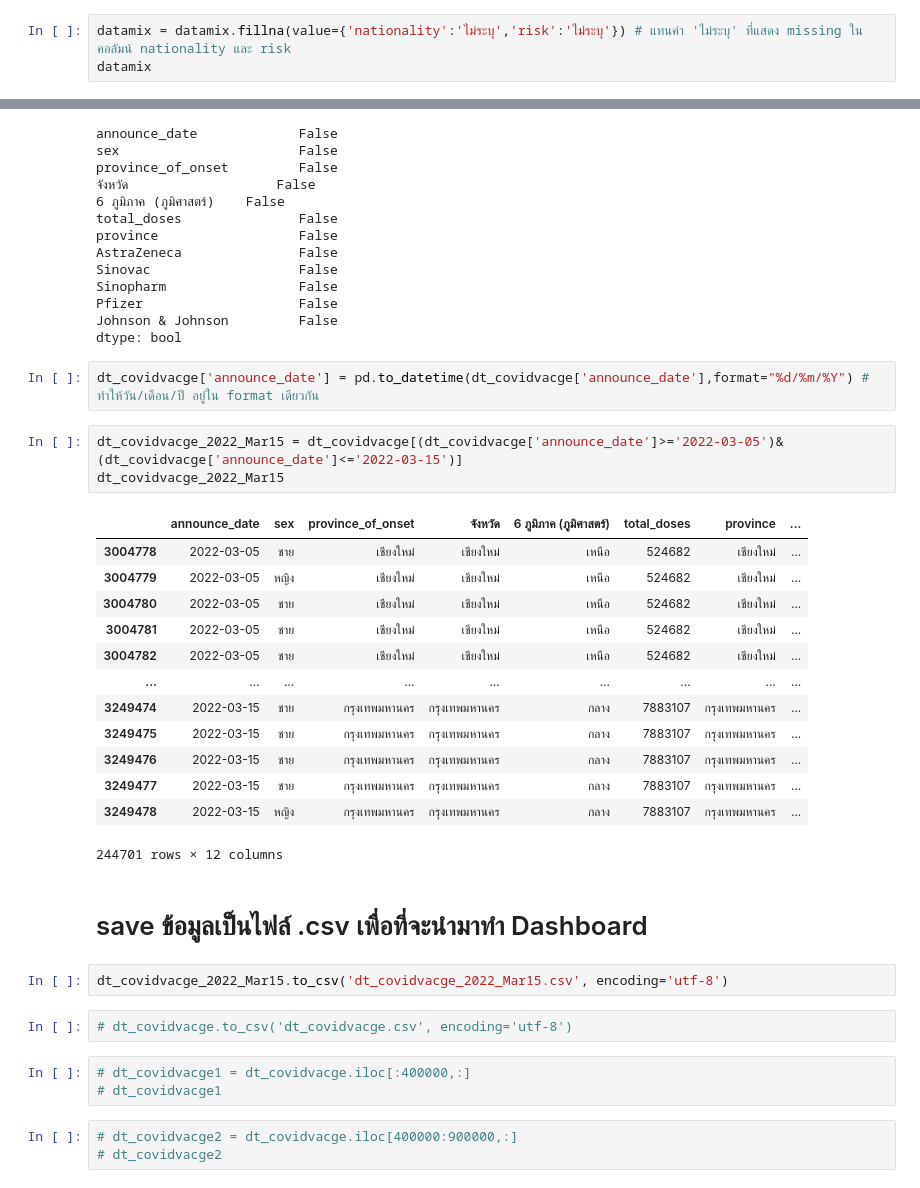
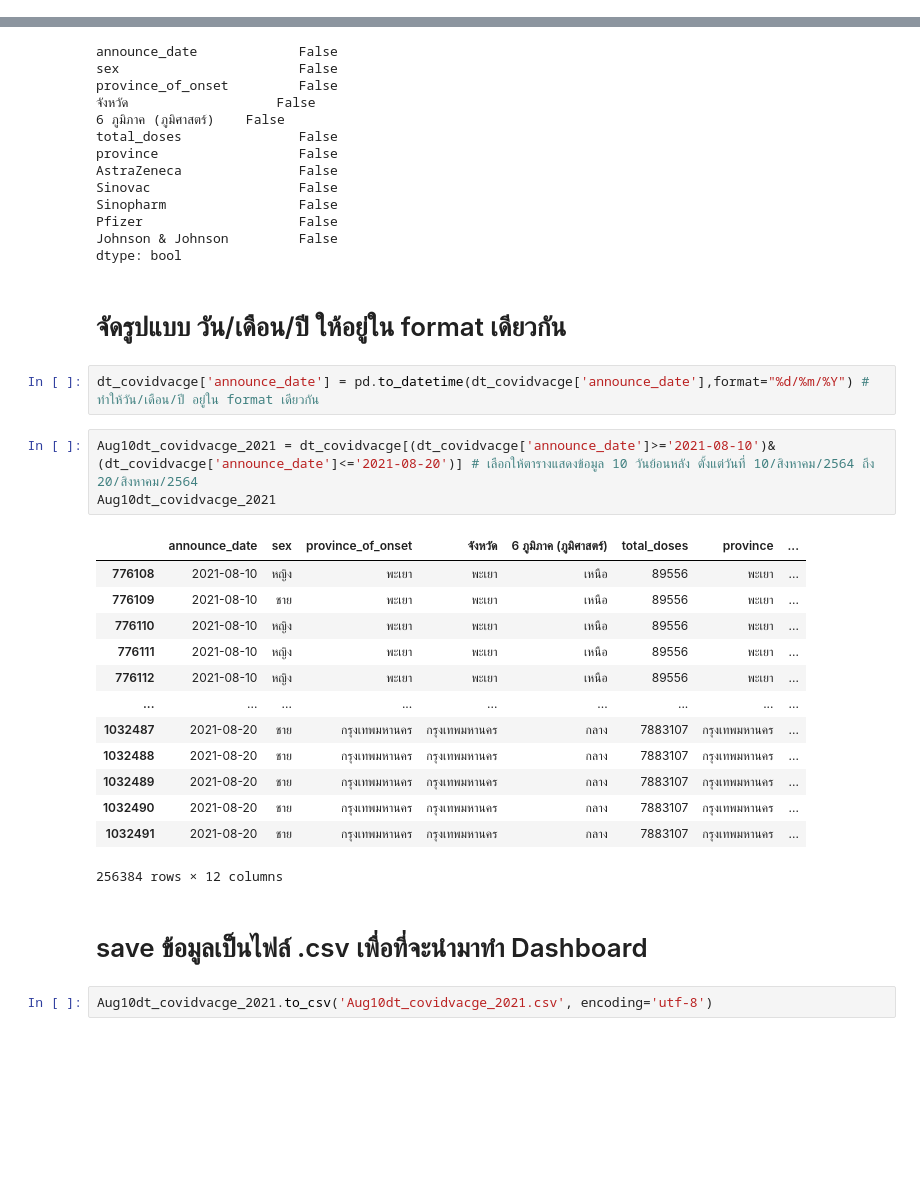
Before and after one commit to Chanunchida-May/data_viz_2022, a Jupyter notebook: ProjectDashBoard.ipynb, the cells around one changed output, grey strips where cells are left out. Drawn from its saved outputs; the diff is of its cells as text; blank space fills up the shorter version.

```diff
--- a/ProjectDashBoard.ipynb
+++ b/ProjectDashBoard.ipynb
@@ -713,3 +710,0 @@ len(set(datamix['province_of_onset']))    # ดูว่าข้อมูลใ
-# %%
-datamix = datamix.fillna(value={'nationality':'ไม่ระบุ','risk':'ไม่ระบุ'}) # แทนค่า 'ไม่ระบุ' ที่แสดง missing ในคอลัมน์ nationality และ risk
-datamix
@@ -939,34 +907,28 @@ Sinopharm                 False
 Pfizer                    False
 Johnson & Johnson         False
 dtype: bool
+# %% [markdown]
+# จัดรูปแบบ วัน/เดือน/ปี ให้อยู่ใน format เดียวกัน
 # %%
 dt_covidvacge['announce_date'] = pd.to_datetime(dt_covidvacge['announce_date'],format="%d/%m/%Y") # ทำให้วัน/เดือน/ปี อยู่ใน format เดียวกัน
-# %%
-dt_covidvacge_2022_Mar15 = dt_covidvacge[(dt_covidvacge['announce_date']>='2022-03-05')&(dt_covidvacge['announce_date']<='2022-03-15')]
-dt_covidvacge_2022_Mar15
-# %% [output]
-|  | announce_date | sex | province_of_onset | จังหวัด | 6 ภูมิภาค (ภูมิศาสตร์) | total_doses | province | ... |
-| 3004778 | 2022-03-05 | ชาย | เชียงใหม่ | เชียงใหม่ | เหนือ | 524682 | เชียงใหม่ | ... |
-| 3004779 | 2022-03-05 | หญิง | เชียงใหม่ | เชียงใหม่ | เหนือ | 524682 | เชียงใหม่ | ... |
-| 3004780 | 2022-03-05 | ชาย | เชียงใหม่ | เชียงใหม่ | เหนือ | 524682 | เชียงใหม่ | ... |
-| 3004781 | 2022-03-05 | ชาย | เชียงใหม่ | เชียงใหม่ | เหนือ | 524682 | เชียงใหม่ | ... |
-| 3004782 | 2022-03-05 | ชาย | เชียงใหม่ | เชียงใหม่ | เหนือ | 524682 | เชียงใหม่ | ... |
-| ... | ... | ... | ... | ... | ... | ... | ... | ... |
-| 3249474 | 2022-03-15 | ชาย | กรุงเทพมหานคร | กรุงเทพมหานคร | กลาง | 7883107 | กรุงเทพมหานคร | ... |
-| 3249475 | 2022-03-15 | ชาย | กรุงเทพมหานคร | กรุงเทพมหานคร | กลาง | 7883107 | กรุงเทพมหานคร | ... |
-| 3249476 | 2022-03-15 | ชาย | กรุงเทพมหานคร | กรุงเทพมหานคร | กลาง | 7883107 | กรุงเทพมหานคร | ... |
-| 3249477 | 2022-03-15 | ชาย | กรุงเทพมหานคร | กรุงเทพมหานคร | กลาง | 7883107 | กรุงเทพมหานคร | ... |
-| 3249478 | 2022-03-15 | หญิง | กรุงเทพมหานคร | กรุงเทพมหานคร | กลาง | 7883107 | กรุงเทพมหานคร | ... |
-244701 rows × 12 columns
+# %%
+Aug10dt_covidvacge_2021 = dt_covidvacge[(dt_covidvacge['announce_date']>='2021-08-10')&(dt_covidvacge['announce_date']<='2021-08-20')] # เลือกให้ตารางแสดงข้อมูล 10 วันย้อนหลัง ตั้งแต่วันที่ 10/สิงหาคม/2564 ถึง 20/สิงหาคม/2564
+Aug10dt_covidvacge_2021
+# %% [output]
+|  | announce_date | sex | province_of_onset | จังหวัด | 6 ภูมิภาค (ภูมิศาสตร์) | total_doses | province | ... |
+| 776108 | 2021-08-10 | หญิง | พะเยา | พะเยา | เหนือ | 89556 | พะเยา | ... |
+| 776109 | 2021-08-10 | ชาย | พะเยา | พะเยา | เหนือ | 89556 | พะเยา | ... |
+| 776110 | 2021-08-10 | หญิง | พะเยา | พะเยา | เหนือ | 89556 | พะเยา | ... |
+| 776111 | 2021-08-10 | หญิง | พะเยา | พะเยา | เหนือ | 89556 | พะเยา | ... |
+| 776112 | 2021-08-10 | หญิง | พะเยา | พะเยา | เหนือ | 89556 | พะเยา | ... |
+| ... | ... | ... | ... | ... | ... | ... | ... | ... |
+| 1032487 | 2021-08-20 | ชาย | กรุงเทพมหานคร | กรุงเทพมหานคร | กลาง | 7883107 | กรุงเทพมหานคร | ... |
+| 1032488 | 2021-08-20 | ชาย | กรุงเทพมหานคร | กรุงเทพมหานคร | กลาง | 7883107 | กรุงเทพมหานคร | ... |
+| 1032489 | 2021-08-20 | ชาย | กรุงเทพมหานคร | กรุงเทพมหานคร | กลาง | 7883107 | กรุงเทพมหานคร | ... |
+| 1032490 | 2021-08-20 | ชาย | กรุงเทพมหานคร | กรุงเทพมหานคร | กลาง | 7883107 | กรุงเทพมหานคร | ... |
+| 1032491 | 2021-08-20 | ชาย | กรุงเทพมหานคร | กรุงเทพมหานคร | กลาง | 7883107 | กรุงเทพมหานคร | ... |
+256384 rows × 12 columns
 # %% [markdown]
 # save ข้อมูลเป็นไฟล์ .csv เพื่อที่จะนำมาทำ Dashboard
 # %%
-dt_covidvacge_2022_Mar15.to_csv('dt_covidvacge_2022_Mar15.csv', encoding='utf-8')
+Aug10dt_covidvacge_2021.to_csv('Aug10dt_covidvacge_2021.csv', encoding='utf-8')
-# %%
-# dt_covidvacge.to_csv('dt_covidvacge.csv', encoding='utf-8')
-# %%
-# dt_covidvacge1 = dt_covidvacge.iloc[:400000,:]
-# dt_covidvacge1
-# %%
-# dt_covidvacge2 = dt_covidvacge.iloc[400000:900000,:]
-# dt_covidvacge2
```
Also changed, not shown: parts of 17 cells of this notebook.
